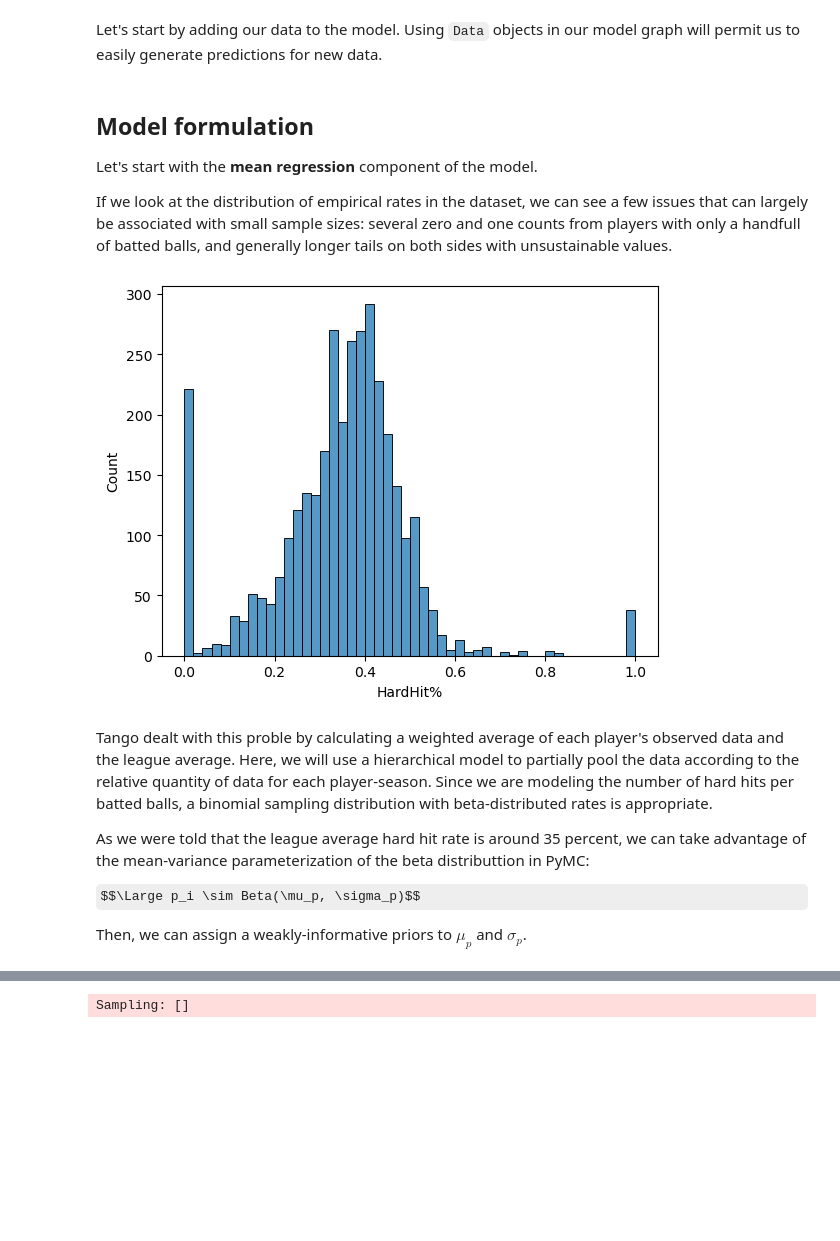
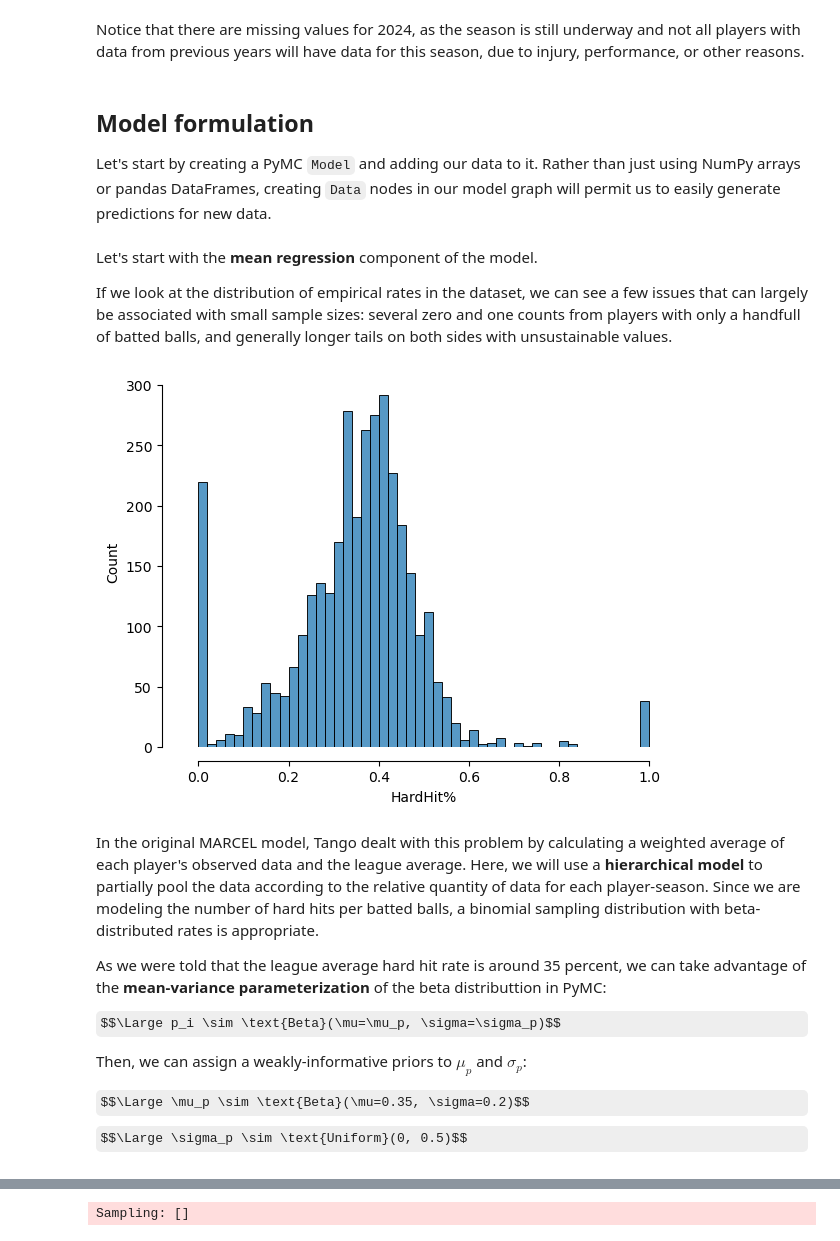
Before and after one commit to fonnesbeck/bayesian_marcel, a Jupyter notebook: marcel.ipynb, the cells around one changed output, grey strips where cells are left out. Drawn from its saved outputs; the diff is of its cells as text; code cells hidden in the pictures; some formulas as TeX source; blank space fills up the shorter version.

```diff
--- a/marcel.ipynb
+++ b/marcel.ipynb
@@ -124,6 +116,10 @@ hard_hit_by_season
 332 rows × 15 columns
+# %% [markdown]
+Notice that there are missing values for 2024, as the season is still underway and not all players with data from previous years will have data for this season, due to injury, performance, or other reasons.
 # %% [markdown]
-Let's start by adding our data to the model. Using `Data` objects in our model graph will permit us to easily generate predictions for new data.
+## Model formulation
+
+Let's start by creating a PyMC `Model` and adding our data to it. Rather than just using NumPy arrays or pandas DataFrames, creating `Data` nodes in our model graph will permit us to easily generate predictions for new data.
 # %%
 fit_seasons = [2020, 2021, 2022]
 
@@ -141,23 +136,25 @@ with pm.Model(coords=coords) as marcel:
     events_y = pm.Data("events_y", hard_hit_by_season["Events"][2023].to_numpy().astype(np.int32))
     hard_hit_y = pm.Data("hard_hit_y", hard_hit_by_season["HardHit"][2023].to_numpy().astype(np.int32))
 # %% [markdown]
-## Model formulation
-
 Let's start with the **mean regression** component of the model.
 
 If we look at the distribution of empirical rates in the dataset, we can see a few issues that can largely be associated with small sample sizes: several zero and one counts from players with only a handfull of batted balls, and generally longer tails on both sides with unsustainable values.
 # %%
-sns.histplot(data=data, x="HardHit%");
+sns.histplot(data=data, x="HardHit%")
+sns.despine(offset=10, trim=True);
 # %% [output]
-[figure, old version]
+[figure, new version]
 # %% [markdown]
-Tango dealt with this proble by calculating a weighted average of each player's observed data and the league average. Here, we will use a hierarchical model to partially pool the data according to the relative quantity of data for each player-season. Since we are modeling the number of hard hits per batted balls, a binomial sampling distribution with beta-distributed rates is appropriate.
+In the original MARCEL model, Tango dealt with this problem by calculating a weighted average of each player's observed data and the league average. Here, we will use a **hierarchical model** to partially pool the data according to the relative quantity of data for each player-season. Since we are modeling the number of hard hits per batted balls, a binomial sampling distribution with beta-distributed rates is appropriate.
 
-As we were told that the league average hard hit rate is around 35 percent, we can take advantage of the mean-variance parameterization of the beta distributtion in PyMC:
+As we were told that the league average hard hit rate is around 35 percent, we can take advantage of the **mean-variance parameterization** of the beta distributtion in PyMC:
 
-$$\Large p_i \sim Beta(\mu_p, \sigma_p)$$
+$$\Large p_i \sim \text{Beta}(\mu=\mu_p, \sigma=\sigma_p)$$
 
-Then, we can assign a weakly-informative priors to $\mu_p$ and $\sigma_p$.
+Then, we can assign a weakly-informative priors to $\mu_p$ and $\sigma_p$:
+
+$$\Large \mu_p \sim \text{Beta}(\mu=0.35, \sigma=0.2)$$
+$$\Large \sigma_p \sim \text{Uniform}(0, 0.5)$$
 # %%
 with marcel:
 
```
Also changed, not shown: parts of 42 cells of this notebook.
